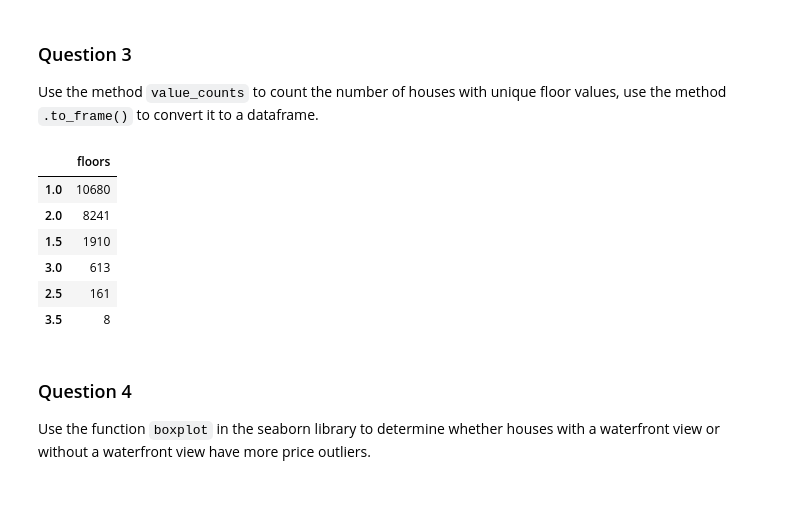
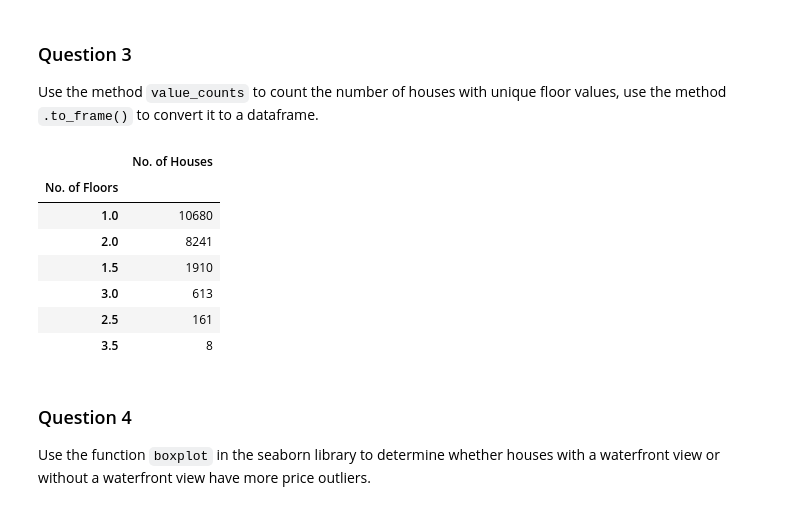
Before and after one commit to mugdhav/IBMCert, a Jupyter notebook: House_Sales_Data_Analysis_solved.ipynb, the cells around one changed output. Drawn from its saved outputs; the diff is of its cells as text; code cells hidden in the pictures.

```diff
--- a/House_Sales_Data_Analysis_solved.ipynb
+++ b/House_Sales_Data_Analysis_solved.ipynb
@@ -181,17 +181,20 @@ number of NaN values for the column bathrooms : 0
 # %% [markdown]
 ### Question 3
 Use the method <code>value_counts</code> to count the number of houses with unique floor values, use the method <code>.to_frame()</code> to convert it to a dataframe.
-# %%
-df_floors = df['floors'].value_counts().to_frame()
-df_floors
-# %% [output]
-|  | floors |
-| 1.0 | 10680 |
-| 2.0 | 8241 |
-| 1.5 | 1910 |
-| 3.0 | 613 |
-| 2.5 | 161 |
-| 3.5 | 8 |
+# %%
+df_floors = df['floors'].value_counts().to_frame()
+df_floors.rename(columns={'floors':'No. of Houses'}, inplace=True)
+df_floors.index.name = 'No. of Floors'
+df_floors
+# %% [output]
+|  | No. of Houses |
+| No. of Floors |  |
+| 1.0 | 10680 |
+| 2.0 | 8241 |
+| 1.5 | 1910 |
+| 3.0 | 613 |
+| 2.5 | 161 |
+| 3.5 | 8 |
 # %% [markdown]
 ### Question 4
 Use the function <code>boxplot</code> in the seaborn library  to  determine whether houses with a waterfront view or without a waterfront view have more price outliers.
```
Also changed, not shown: parts of 4 cells of this notebook.
